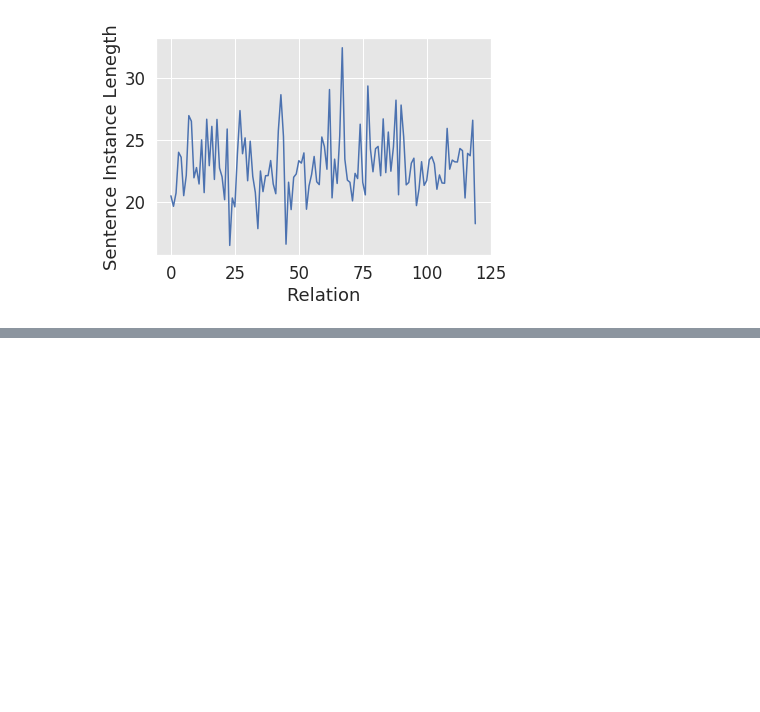
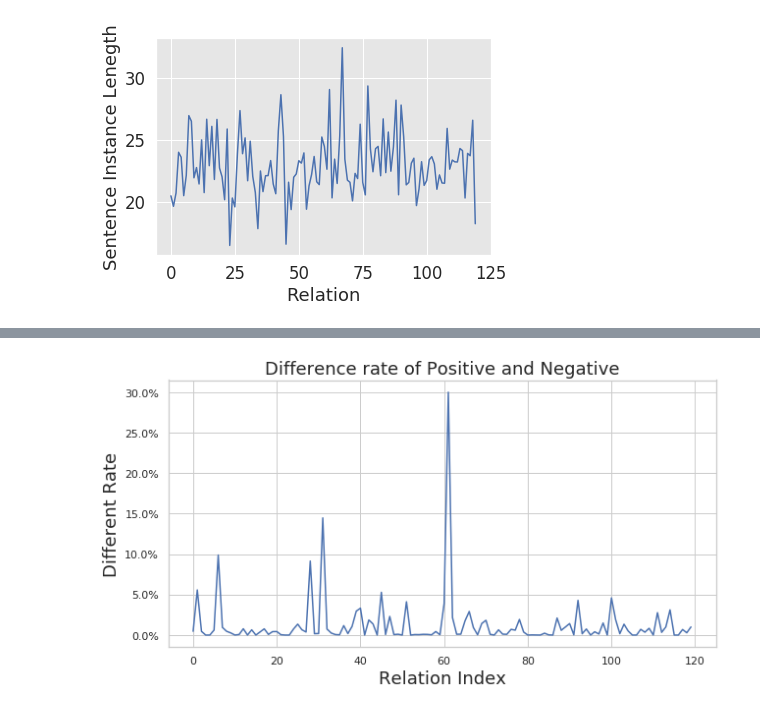
Before and after one commit to tonghaining/zero_shot_relation_extraction, a Jupyter notebook: data_process/result_plot/Predict_Analysis.ipynb, the cells around one changed output, grey strips where cells are left out. Drawn from its saved outputs; the diff is of its cells as text; code cells hidden in the pictures; blank space fills up the shorter version.

```diff
--- a/data_process/result_plot/Predict_Analysis.ipynb
+++ b/data_process/result_plot/Predict_Analysis.ipynb
@@ -601,0 +678,44 @@ plt.show()
+# %%
+def ent_ave(pos_list, neg_list):
+  ent = {}
+  neu = {}
+  for d_list in pos_list:
+    for d in d_list:
+      for k in d:
+        if k in ent:
+          ent[k] += d[k]
+        else:
+          ent[k] = d[k]
+  for d_list in neg_list:
+    for d in d_list:
+      for k in d:
+        if k in neu:
+          neu[k] += d[k]
+        else:
+          neu[k] = d[k]
+
+    off_dict = {k : (neu[k]-ent[k])/(neu[k]+ent[k]) for k in neu}
+
+  return off_dict
+
+# offset_dict = ent_ave([train_positive, dev_positive, test_positive], [train_negative, dev_negative, test_negative])
+offset_dict = ent_ave([train_positive], [train_negative])
+
+order_off = [offset_dict[r] for r in offset_dict]
+
+import matplotlib.ticker as ticker
+from matplotlib.ticker import FuncFormatter
+import matplotlib
+
+# plt.plot([100 * i for i in order_off])
+fig, ax = plt.subplots(1, figsize=(10,5))
+matplotlib.rc('ytick', labelsize=18)
+ax.plot([100 * i for i in order_off])
+ax.yaxis.set_major_formatter(ticker.PercentFormatter())
+ax.set_title('Difference rate of Positive and Negative', fontsize=18)
+ax.set_xlabel('Relation Index', fontsize=18)
+ax.set_ylabel('Different Rate', fontsize=18)
+
+plt.show()
+# %% [output]
+[figure, added]
```
Also changed, not shown: parts of 11 cells of this notebook, 1 other file.
